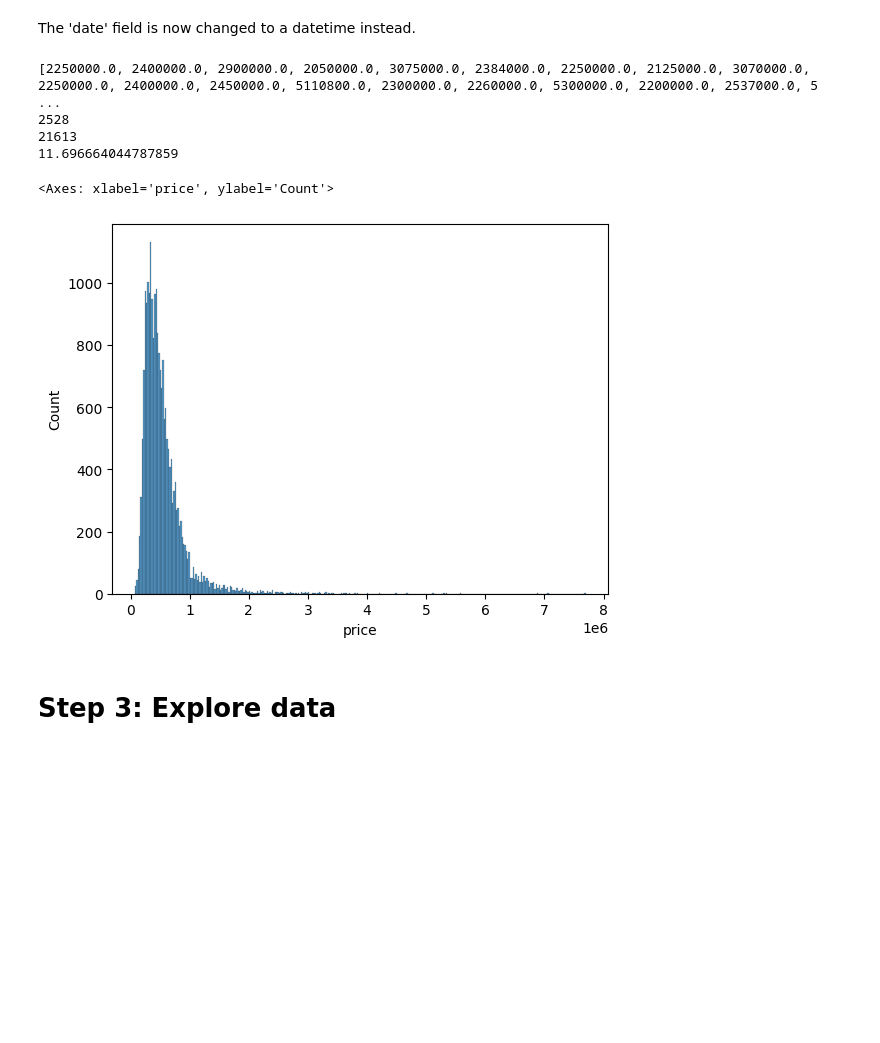
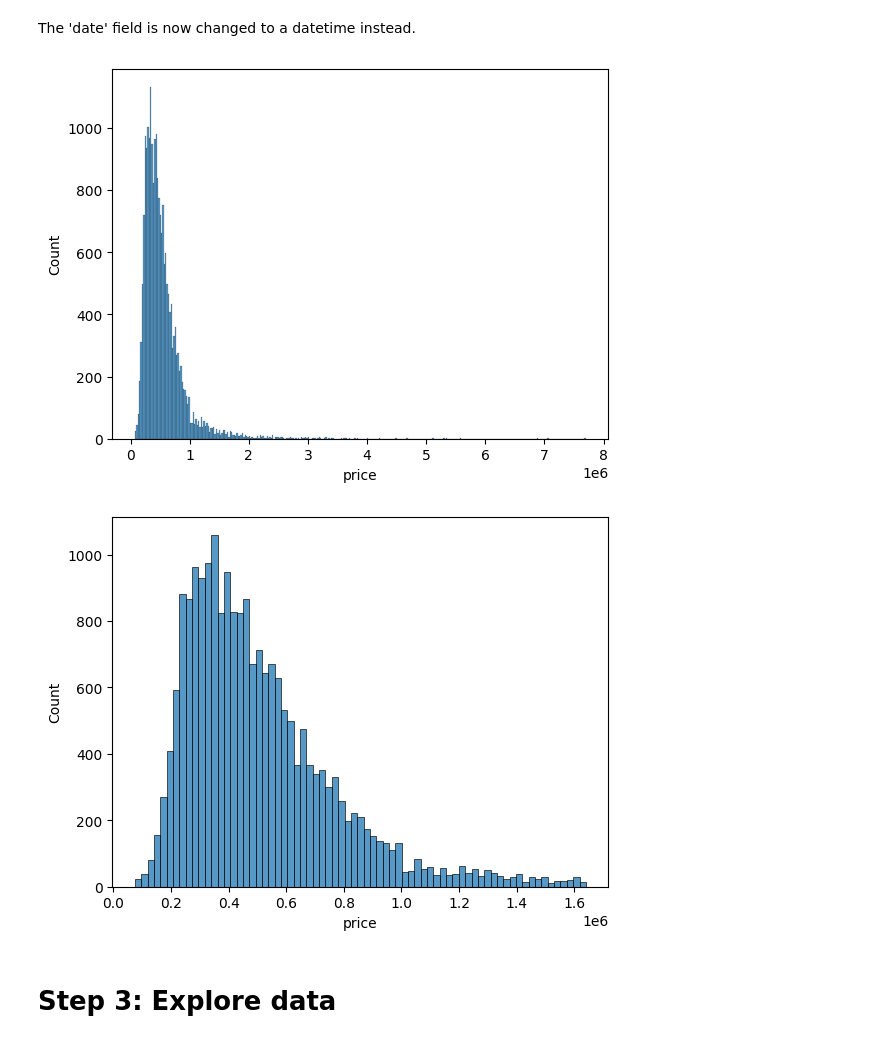
Before and after one commit to Peter537/Dat4-BI-MP3, a Jupyter notebook: house-data.ipynb, the cells around one changed output. Saved outputs shown, nothing was run; the diff lists cells and outputs as text; code cells hidden in the pictures; blank space fills up the shorter version.

```diff
--- a/house-data.ipynb
+++ b/house-data.ipynb
@@ -74,28 +74,19 @@ None
 # %% [markdown]
 The 'date' field is now changed to a datetime instead.
 # %%
-zframe = df.drop(['date'], axis=1)
-z_score.calculate(zframe, 4) # Setting a high threshold
-
-outliers = z_score.getOutliers(data=zframe)
-print(outliers)
-print(len(outliers))
-print(len(zframe))
-print(len(outliers)/len(zframe) * 100) # This is the percentage of outliers
-
-# dropped = z_score.calculate(zframe, 4, True)
-# print(len(dropped))
+# zframe = df.drop(['date'], axis=1)
 
 sns.histplot(df['price'])
+plt.show()
+
+cleanedPrice = z_score.calculateList(df['price'], 3, True)
+sns.histplot(cleanedPrice)
+plt.show()
 
 # Prøv at plotte data med stor forskel i min og max fra standard deviation, og hvis det er en klokke, så overvej at skære data fra med z-score
 # %% [output]
-[2250000.0, 2400000.0, 2900000.0, 2050000.0, 3075000.0, 2384000.0, 2250000.0, 2125000.0, 3070000.0, 2250000.0, 2400000.0, 2450000.0, 5110800.0, 2300000.0, 2260000.0, 5300000.0, 2200000.0, 2537000.0, 5 ...
-2528
-21613
-11.696664044787859
-<Axes: xlabel='price', ylabel='Count'>
 [figure]
+[figure, added]
 # %% [markdown]
 # Step 3: Explore data
 # %%
```
